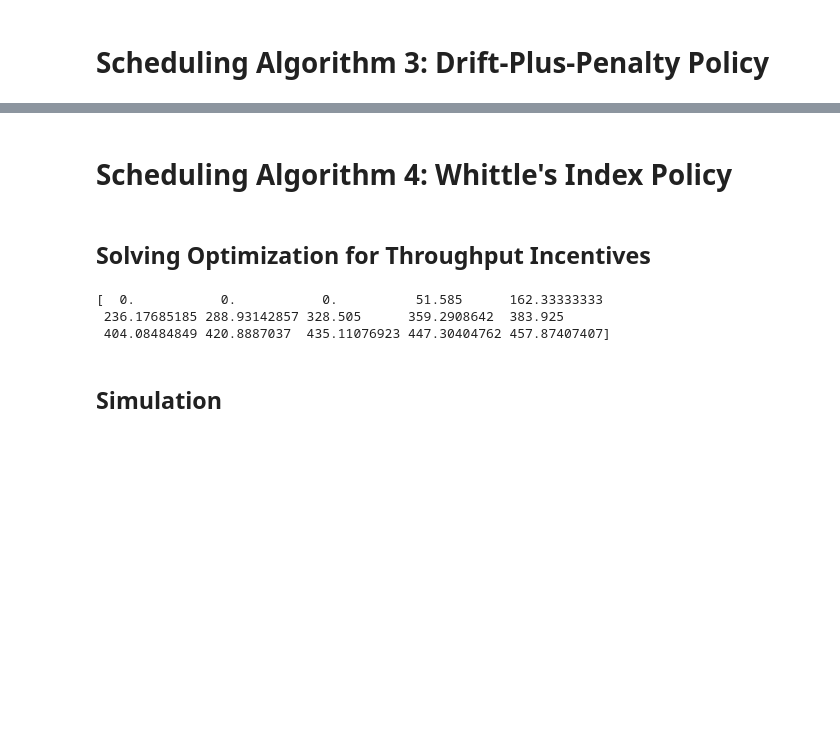
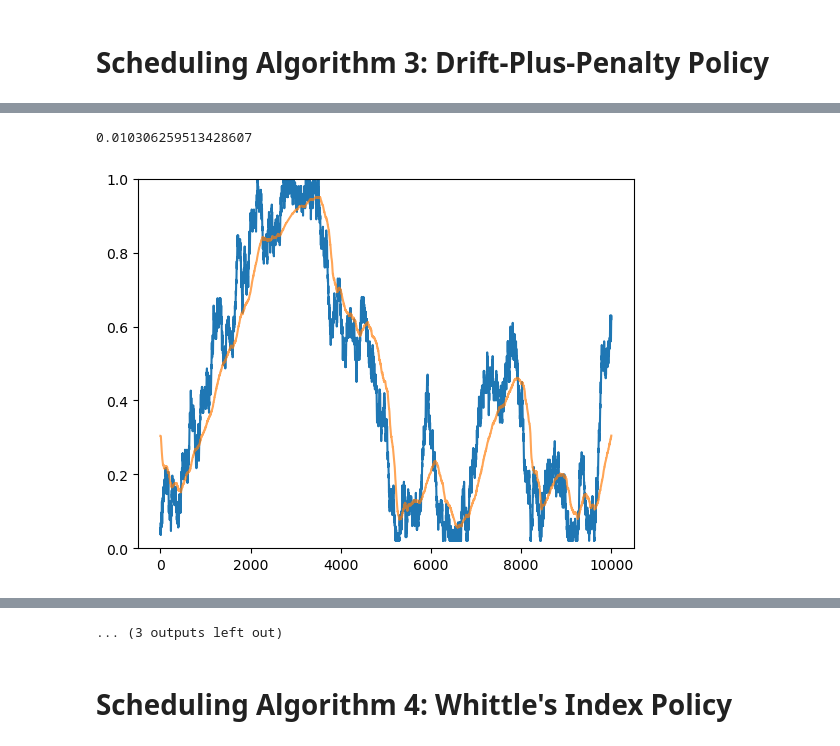
Before and after one commit to GodKnowss/ECE_547_Final_Project, a Jupyter notebook: aoi_scheduling_algorithms_optimized_with_estimation.ipynb, the cells around one changed output, grey strips where cells are left out. Saved outputs shown, nothing was run; the diff lists cells and outputs as text; code cells hidden in the pictures; blank space fills up the shorter version.

```diff
--- a/aoi_scheduling_algorithms_optimized_with_estimation.ipynb
+++ b/aoi_scheduling_algorithms_optimized_with_estimation.ipynb
@@ -214,7 +217,7 @@ for src in range(M):
 # Scheduling Algorithm 2: Max-Weight Policy
 # %%
 # Simulation parameters
-K = 10000
 G = 100
+zeta = 0.05 # Averaging parameter. Need to establish which value works best, or could test across different values
 # %%
 J_avg_exp = 0
@@ -267,5 +301,6 @@ J_avg_exp
 # Scheduling Algorithm 3: Drift-Plus-Penalty Policy
 # %%
 # Simulation parameters
-K = 10000
 G = 100
+K_opt = 500 # Each K_opt slots, the algorithm will repeat the optimization using the current estimates of p_i
+zeta = 0.05 # Averaging parameter. Need to establish which value works best, or could test across different values
@@ -320,0 +401,12 @@ J_avg_exp
+# %%
+x_max_norm
+# %% [output]
+0.010306259513428607
+# %%
+for src in range(M):
+    plt.figure()
+    plt.plot(np.arange(1,K+1), p_i_k[src, :])
+    plt.plot(np.arange(1,K+1), p_i_est_avg[src, :], alpha=0.7)
+    plt.ylim([0,1])
+# %% [output]
+[figure, added]
@@ -321,4 +424,3 @@ J_avg_exp
+... (3 outputs left out)
 # %% [markdown]
 # Scheduling Algorithm 4: Whittle's Index Policy
-# %% [markdown]
-## Solving Optimization for Throughput Incentives
@@ -339,10 +427,2 @@ theta_i = C_star - chi_i_star
-# %%
-print(theta_i)
-# %% [output]
-[  0.           0.           0.          51.585      162.33333333
- 236.17685185 288.93142857 328.505      359.2908642  383.925
- 404.08484849 420.8887037  435.11076923 447.30404762 457.87407407]
-# %% [markdown]
-## Simulation
 # %%
 # Simulation parameters
```
Also changed, not shown: parts of 27 cells of this notebook.
